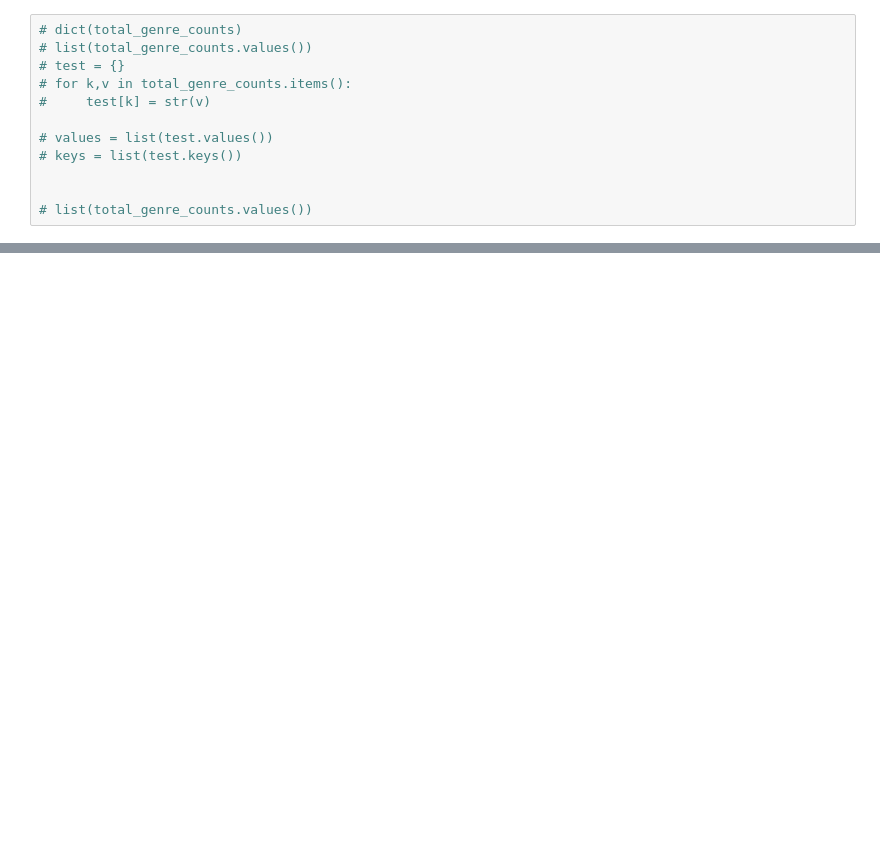
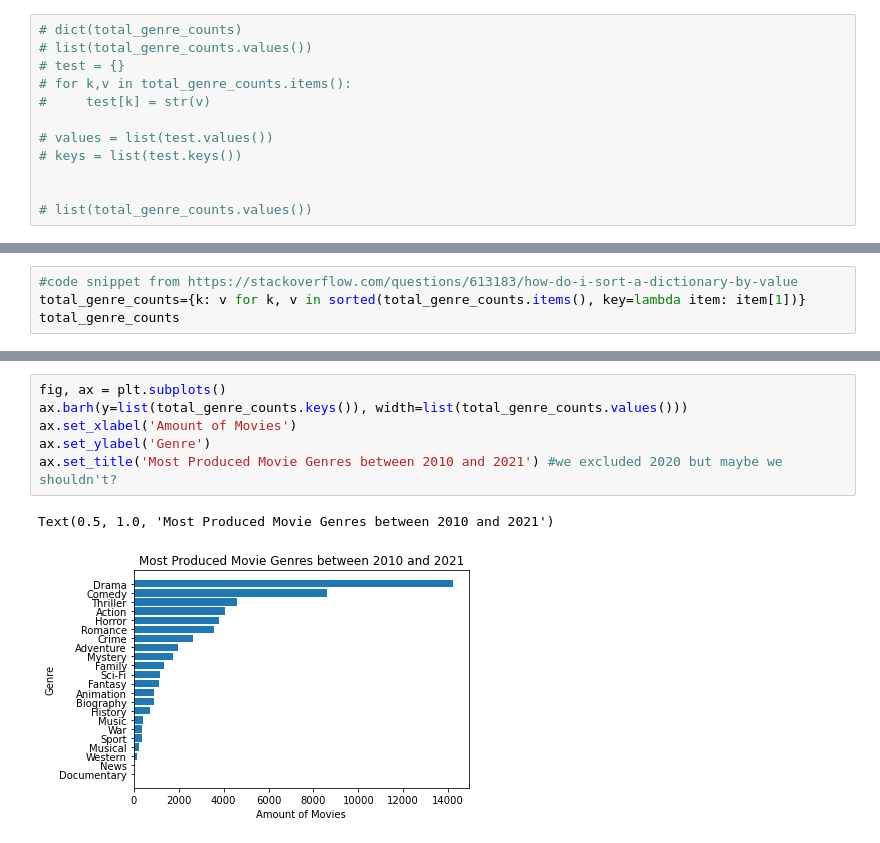
Before and after one commit to ebtezcan/dsc-phase-1-project, a Jupyter notebook: student.ipynb, the cells around one changed output, grey strips where cells are left out. Cells and saved outputs as stored; diff of their text form; blank space fills up the shorter version.

Commit message:
resolved issue with the genre bar chart

```diff
--- a/student.ipynb
+++ b/student.ipynb
@@ -873,0 +889,4 @@ collections.defaultdict
+# %%
+#code snippet from https://stackoverflow.com/questions/613183/how-do-i-sort-a-dictionary-by-value
+total_genre_counts={k: v for k, v in sorted(total_genre_counts.items(), key=lambda item: item[1])}
+total_genre_counts
@@ -873,0 +911,9 @@ collections.defaultdict
+# %%
+fig, ax = plt.subplots()
+ax.barh(y=list(total_genre_counts.keys()), width=list(total_genre_counts.values()))
+ax.set_xlabel('Amount of Movies')
+ax.set_ylabel('Genre')
+ax.set_title('Most Produced Movie Genres between 2010 and 2021') #we excluded 2020 but maybe we shouldn't?
+# %% [output]
+Text(0.5, 1.0, 'Most Produced Movie Genres between 2010 and 2021')
+[figure, added]
```
Also changed, not shown: parts of 5 cells of this notebook.
